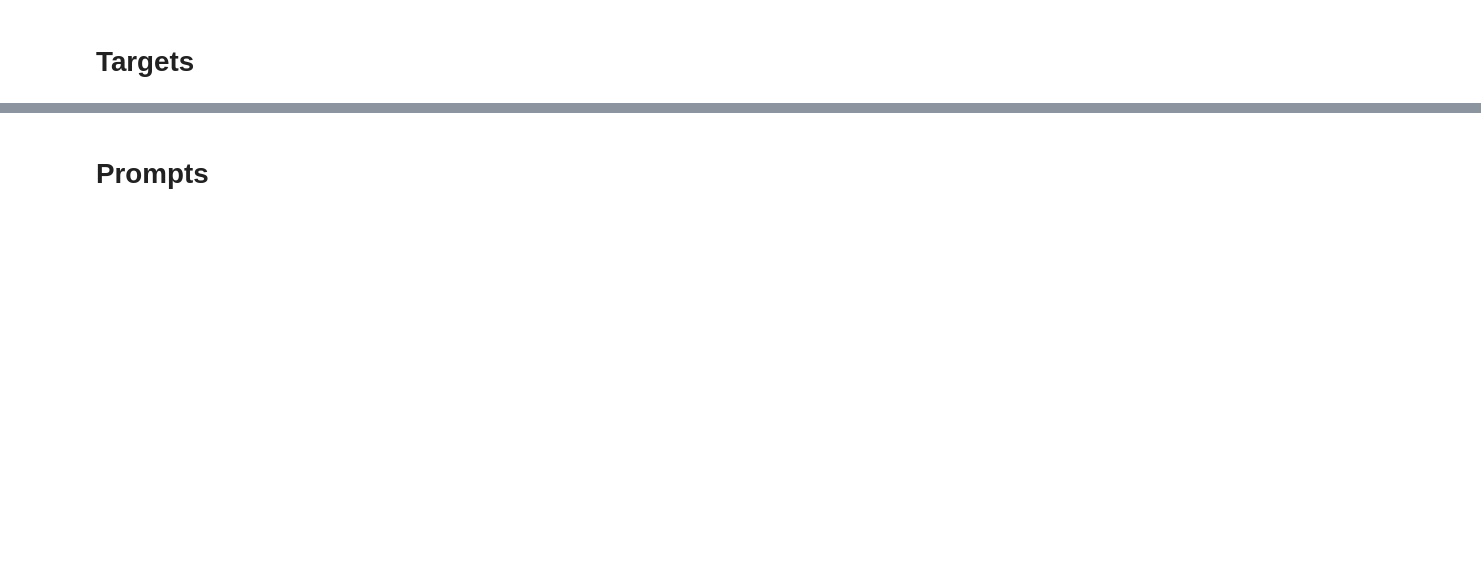
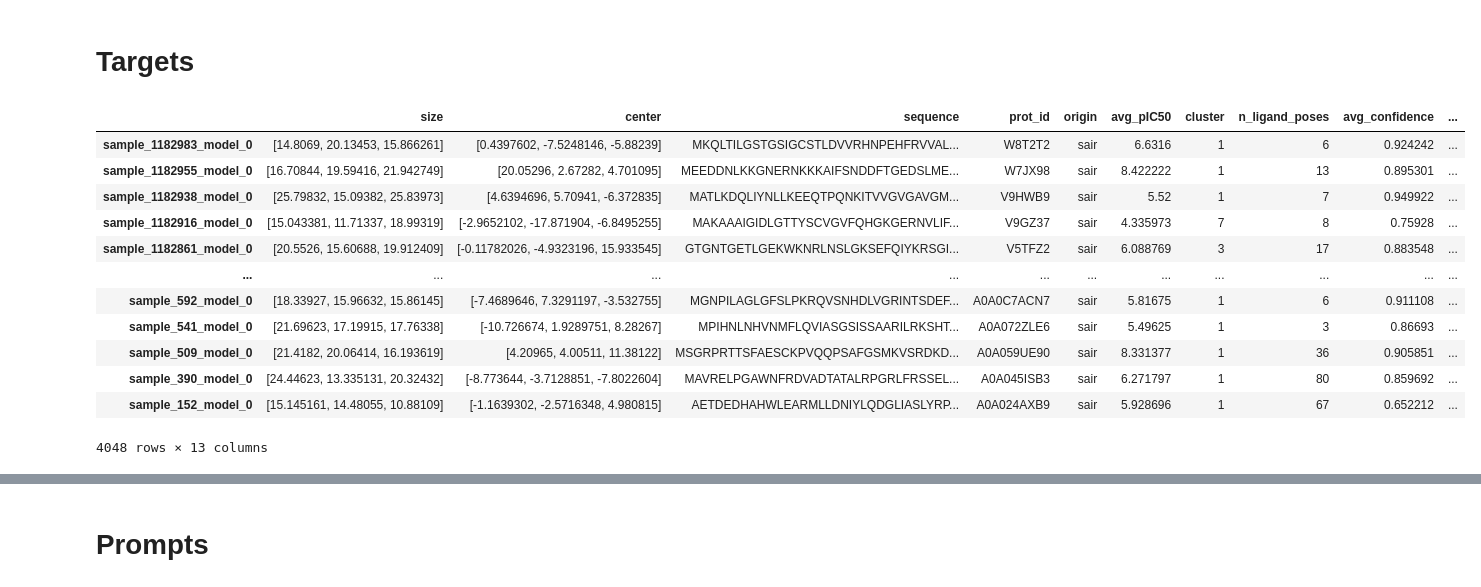
Before and after one commit to Fransou/MolGenDocking, a Jupyter notebook: notebooks/gen_dataset_analysis.ipynb, the cells around one changed output, grey strips where cells are left out. Saved outputs shown, nothing was run; the diff lists cells and outputs as text; code cells hidden in the pictures; blank space fills up the shorter version.

```diff
--- a/notebooks/gen_dataset_analysis.ipynb
+++ b/notebooks/gen_dataset_analysis.ipynb
@@ -48,27 +50,45 @@ def plot_all_cols(df, N_COLS, fig, escape=["smiles", "pdb_id"]):
 # %%
 DATA_PATH = "data/molgendata"
 with open(os.path.join(DATA_PATH, "pockets_info.json")) as f:
     data = json.load(f)
-data = {k: data[k]["metadata"] for k in data}
+
+with open(os.path.join(DATA_PATH, "docking_targets.json")) as f:
+    targ = json.load(f)
+
+data = {k: data[k]["metadata"] for k in data if k in targ}
 target_info = pd.DataFrame.from_dict(data).transpose()
 target_info["origin"] = target_info["origin"].fillna("sair")
 
 target_info["volume (nm$^3$)"] = target_info["size"].apply(lambda x: np.prod(x)/1000)
 
 def get_activity_val(row: pd.Series):
     if not np.isnan(row.avg_pIC50):
         return row.avg_pIC50
     else:
         return row.avg_pKd
 
 def get_activity_label(row: pd.Series):
     if not np.isnan(row.avg_pIC50):
         return "pIC50"
     else:
         return "pKd"
 
 target_info["Average labeled activity"] = target_info.apply(get_activity_val, axis=1)
 target_info["activity unit"] = target_info.apply(get_activity_label, axis=1)
 target_info = target_info.sort_values("prot_id", ascending=False)
 target_info
+# %% [output]
+|  | size | center | sequence | prot_id | origin | avg_pIC50 | cluster | n_ligand_poses | avg_confidence | ... |
+| sample_1182983_model_0 | [14.8069, 20.13453, 15.866261] | [0.4397602, -7.5248146, -5.88239] | MKQLTILGSTGSIGCSTLDVVRHNPEHFRVVAL... | W8T2T2 | sair | 6.6316 | 1 | 6 | 0.924242 | ... |
+| sample_1182955_model_0 | [16.70844, 19.59416, 21.942749] | [20.05296, 2.67282, 4.701095] | MEEDDNLKKGNERNKKKAIFSNDDFTGEDSLME... | W7JX98 | sair | 8.422222 | 1 | 13 | 0.895301 | ... |
+| sample_1182938_model_0 | [25.79832, 15.09382, 25.83973] | [4.6394696, 5.70941, -6.372835] | MATLKDQLIYNLLKEEQTPQNKITVVGVGAVGM... | V9HWB9 | sair | 5.52 | 1 | 7 | 0.949922 | ... |
+| sample_1182916_model_0 | [15.043381, 11.71337, 18.99319] | [-2.9652102, -17.871904, -6.8495255] | MAKAAAIGIDLGTTYSCVGVFQHGKGERNVLIF... | V9GZ37 | sair | 4.335973 | 7 | 8 | 0.75928 | ... |
+| sample_1182861_model_0 | [20.5526, 15.60688, 19.912409] | [-0.11782026, -4.9323196, 15.933545] | GTGNTGETLGEKWKNRLNSLGKSEFQIYKRSGI... | V5TFZ2 | sair | 6.088769 | 3 | 17 | 0.883548 | ... |
+| ... | ... | ... | ... | ... | ... | ... | ... | ... | ... | ... |
+| sample_592_model_0 | [18.33927, 15.96632, 15.86145] | [-7.4689646, 7.3291197, -3.532755] | MGNPILAGLGFSLPKRQVSNHDLVGRINTSDEF... | A0A0C7ACN7 | sair | 5.81675 | 1 | 6 | 0.911108 | ... |
+| sample_541_model_0 | [21.69623, 17.19915, 17.76338] | [-10.726674, 1.9289751, 8.28267] | MPIHNLNHVNMFLQVIASGSISSAARILRKSHT... | A0A072ZLE6 | sair | 5.49625 | 1 | 3 | 0.86693 | ... |
+| sample_509_model_0 | [21.4182, 20.06414, 16.193619] | [4.20965, 4.00511, 11.38122] | MSGRPRTTSFAESCKPVQQPSAFGSMKVSRDKD... | A0A059UE90 | sair | 8.331377 | 1 | 36 | 0.905851 | ... |
+| sample_390_model_0 | [24.44623, 13.335131, 20.32432] | [-8.773644, -3.7128851, -7.8022604] | MAVRELPGAWNFRDVADTATALRPGRLFRSSEL... | A0A045ISB3 | sair | 6.271797 | 1 | 80 | 0.859692 | ... |
+| sample_152_model_0 | [15.145161, 14.48055, 10.88109] | [-1.1639302, -2.5716348, 4.980815] | AETDEDHAHWLEARMLLDNIYLQDGLIASLYRP... | A0A024AXB9 | sair | 5.928696 | 1 | 67 | 0.652212 | ... |
+4048 rows × 13 columns
 # %%
```
Also changed, not shown: parts of 7 cells of this notebook, 27 other files.
